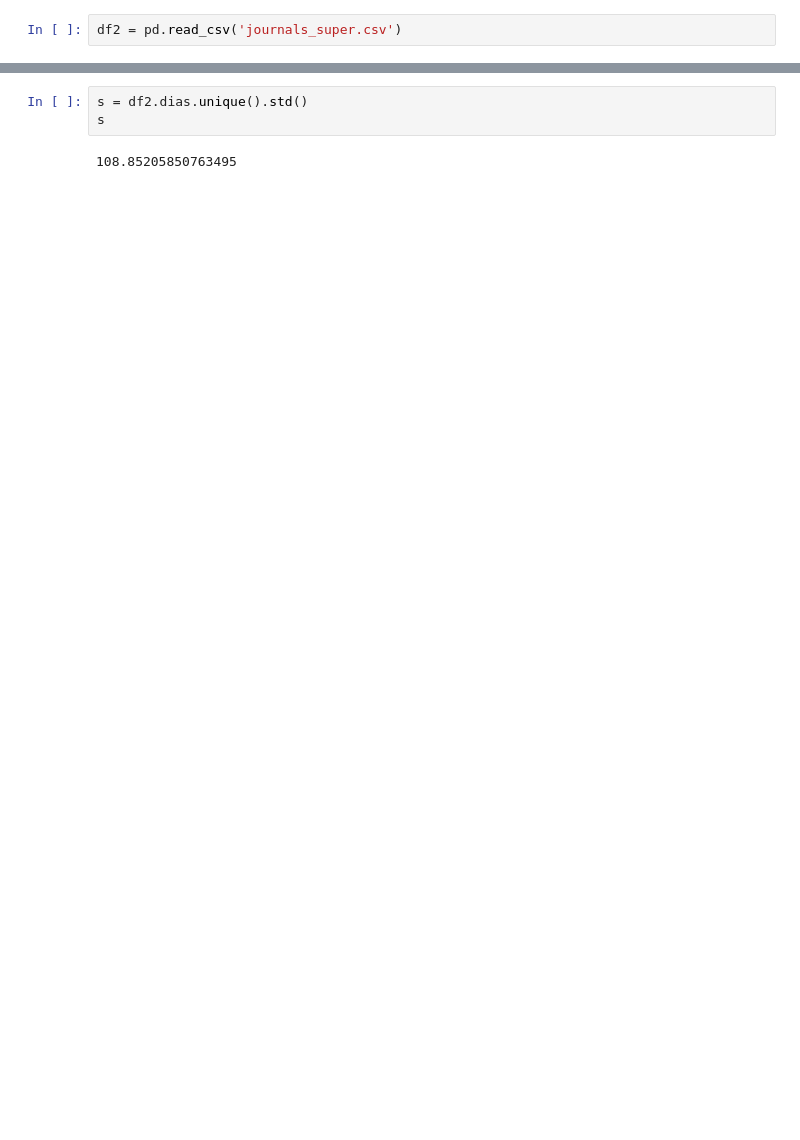
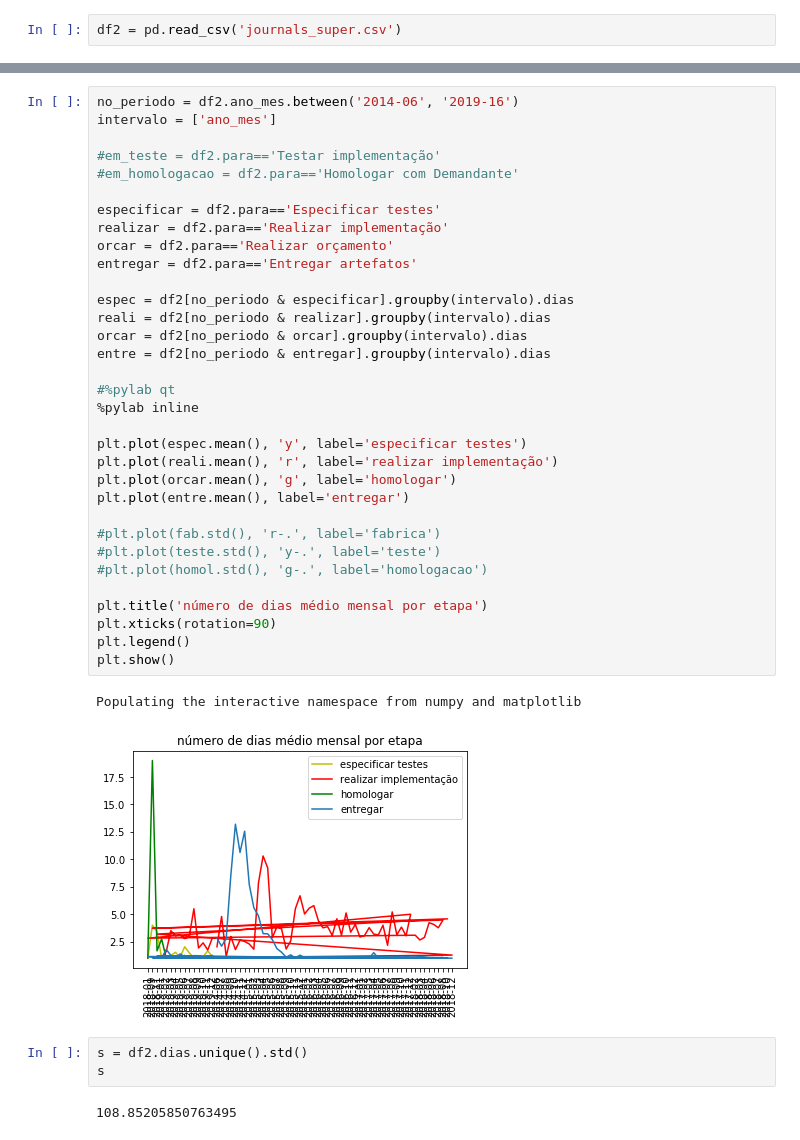
Before and after one commit to berrondo/ds-redm, a Jupyter notebook: df2.ipynb, the cells around one changed output, grey strips where cells are left out. Saved outputs shown, nothing was run; the diff lists cells and outputs as text; blank space fills up the shorter version.

```diff
--- a/df2.ipynb
+++ b/df2.ipynb
@@ -31,3 +45,39 @@ Populating the interactive namespace from numpy and matplotlib
+# %%
+no_periodo = df2.ano_mes.between('2014-06', '2019-16')
+intervalo = ['ano_mes']
+
+#em_teste = df2.para=='Testar implementação'
+#em_homologacao = df2.para=='Homologar com Demandante'
+
+especificar = df2.para=='Especificar testes'
+realizar = df2.para=='Realizar implementação'
+orcar = df2.para=='Realizar orçamento'
+entregar = df2.para=='Entregar artefatos'
+
+espec = df2[no_periodo & especificar].groupby(intervalo).dias
+reali = df2[no_periodo & realizar].groupby(intervalo).dias
+orcar = df2[no_periodo & orcar].groupby(intervalo).dias
+entre = df2[no_periodo & entregar].groupby(intervalo).dias
+
+#%pylab qt
+%pylab inline
+
+plt.plot(espec.mean(), 'y', label='especificar testes')
+plt.plot(reali.mean(), 'r', label='realizar implementação')
+plt.plot(orcar.mean(), 'g', label='homologar')
+plt.plot(entre.mean(), label='entregar')
+
+#plt.plot(fab.std(), 'r-.', label='fabrica')
+#plt.plot(teste.std(), 'y-.', label='teste')
+#plt.plot(homol.std(), 'g-.', label='homologacao')
+
+plt.title('número de dias médio mensal por etapa')
+plt.xticks(rotation=90)
+plt.legend()
+plt.show()
+# %% [output]
+Populating the interactive namespace from numpy and matplotlib
+[figure, added]
 # %%
 s = df2.dias.unique().std()
 s
```
Also changed, not shown: parts of 10 cells of this notebook.
